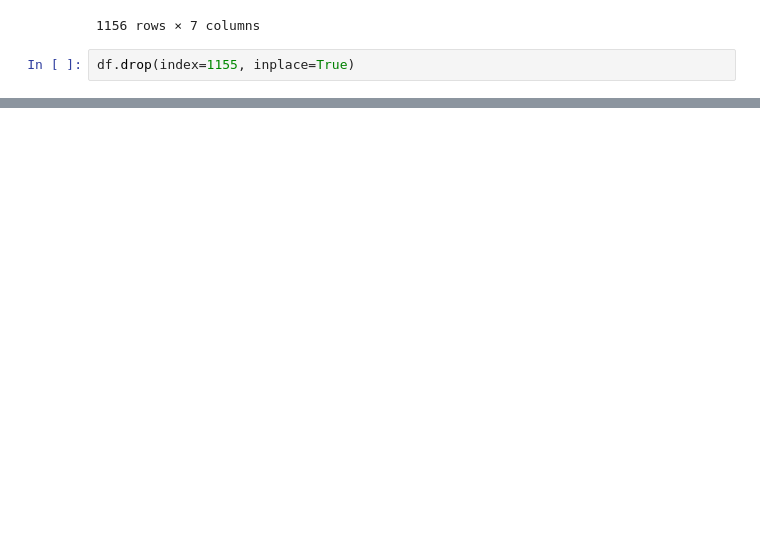
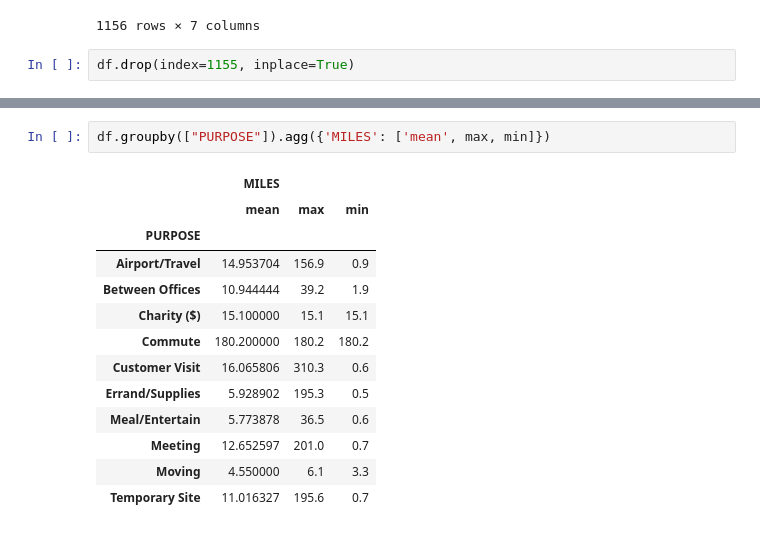
Before and after one commit to mihirh19/uber-analysis, a Jupyter notebook: uber-2016.ipynb, the cells around one changed output, grey strips where cells are left out. Saved outputs shown, nothing was run; the diff lists cells and outputs as text; blank space fills up the shorter version.

```diff
--- a/uber-2016.ipynb
+++ b/uber-2016.ipynb
@@ -66,0 +260,16 @@ df.drop(index=1155, inplace=True)
+# %%
+df.groupby(["PURPOSE"]).agg({'MILES': ['mean', max, min]})
+# %% [output]
+|  | MILES |  |  |
+|  | mean | max | min |
+| PURPOSE |  |  |  |
+| Airport/Travel | 14.953704 | 156.9 | 0.9 |
+| Between Offices | 10.944444 | 39.2 | 1.9 |
+| Charity ($) | 15.100000 | 15.1 | 15.1 |
+| Commute | 180.200000 | 180.2 | 180.2 |
+| Customer Visit | 16.065806 | 310.3 | 0.6 |
+| Errand/Supplies | 5.928902 | 195.3 | 0.5 |
+| Meal/Entertain | 5.773878 | 36.5 | 0.6 |
+| Meeting | 12.652597 | 201.0 | 0.7 |
+| Moving | 4.550000 | 6.1 | 3.3 |
+| Temporary Site | 11.016327 | 195.6 | 0.7 |
```
Also changed, not shown: parts of 22 cells of this notebook.
